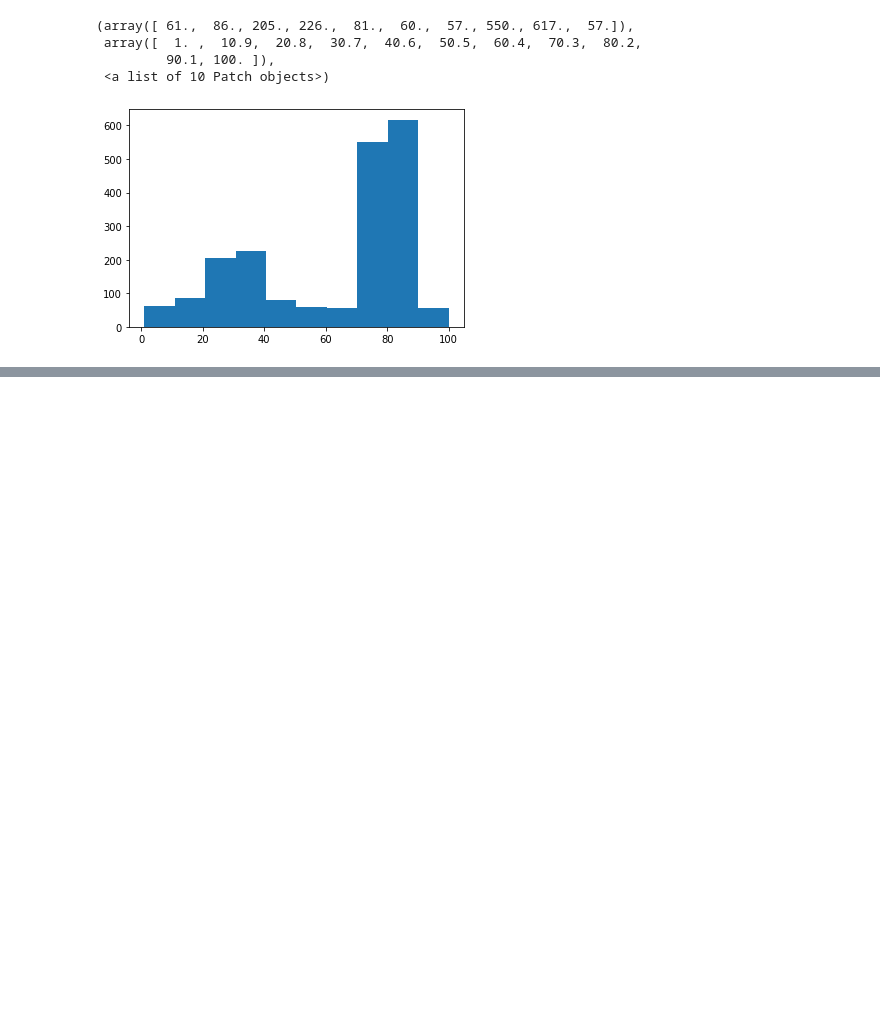
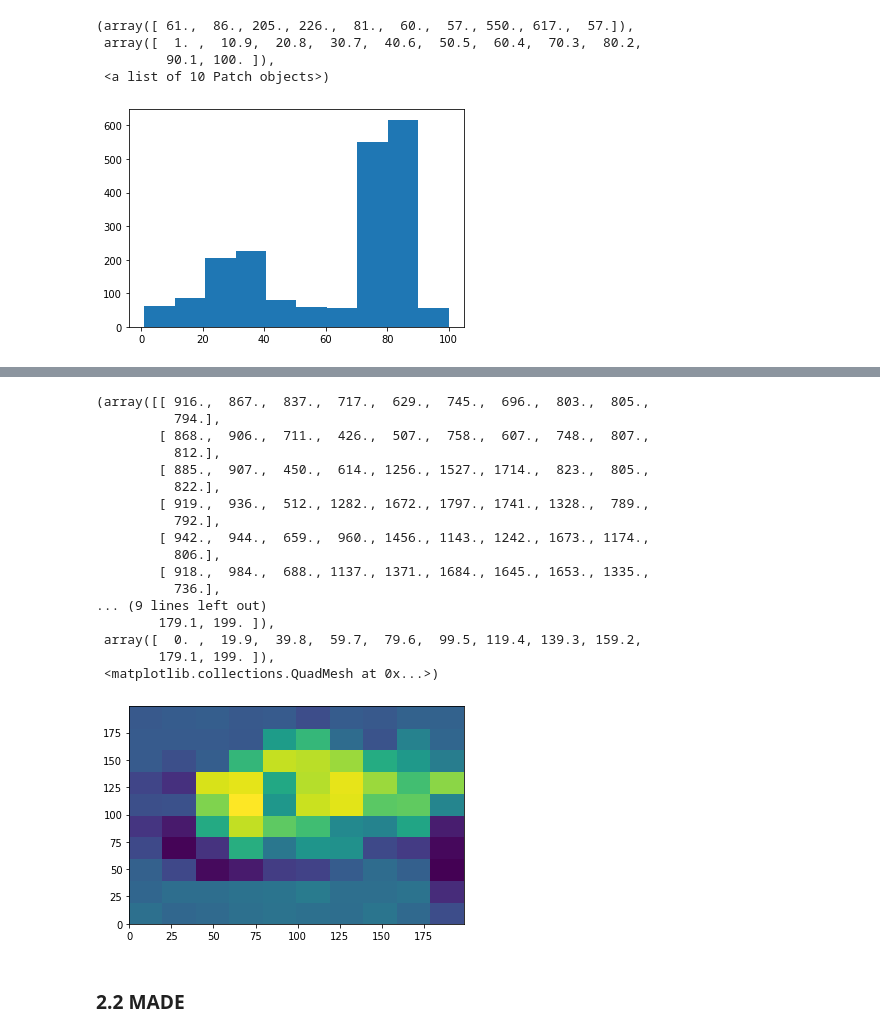
Before and after one commit to interactivetech/cs330-meta-learning, a Jupyter notebook: hw1/HW1_Autoregressive_models.ipynb, the cells around one changed output, grey strips where cells are left out. Drawn from its saved outputs; the diff is of its cells as text; code cells hidden in the pictures; blank space fills up the shorter version.

```diff
--- a/hw1/HW1_Autoregressive_models.ipynb
+++ b/hw1/HW1_Autoregressive_models.ipynb
@@ -101,0 +273,23 @@ distribution = np.load('./distribution.npy')
+# %%
+plt.hist2d([x for x, y in data_all], [y for x, y in data_all])
+# %% [output]
+(array([[ 916.,  867.,  837.,  717.,  629.,  745.,  696.,  803.,  805.,
+          794.],
+        [ 868.,  906.,  711.,  426.,  507.,  758.,  607.,  748.,  807.,
+          812.],
+        [ 885.,  907.,  450.,  614., 1256., 1527., 1714.,  823.,  805.,
+          822.],
+        [ 919.,  936.,  512., 1282., 1672., 1797., 1741., 1328.,  789.,
+          792.],
+        [ 942.,  944.,  659.,  960., 1456., 1143., 1242., 1673., 1174.,
+          806.],
+        [ 918.,  984.,  688., 1137., 1371., 1684., 1645., 1653., 1335.,
+          736.],
+... (9 lines left out)
+        179.1, 199. ]),
+ array([  0. ,  19.9,  39.8,  59.7,  79.6,  99.5, 119.4, 139.3, 159.2,
+        179.1, 199. ]),
+ <matplotlib.collections.QuadMesh at 0x...>)
+[figure, added]
+# %% [markdown]
+### 2.2 MADE
```
Also changed, not shown: parts of 15 cells of this notebook.
